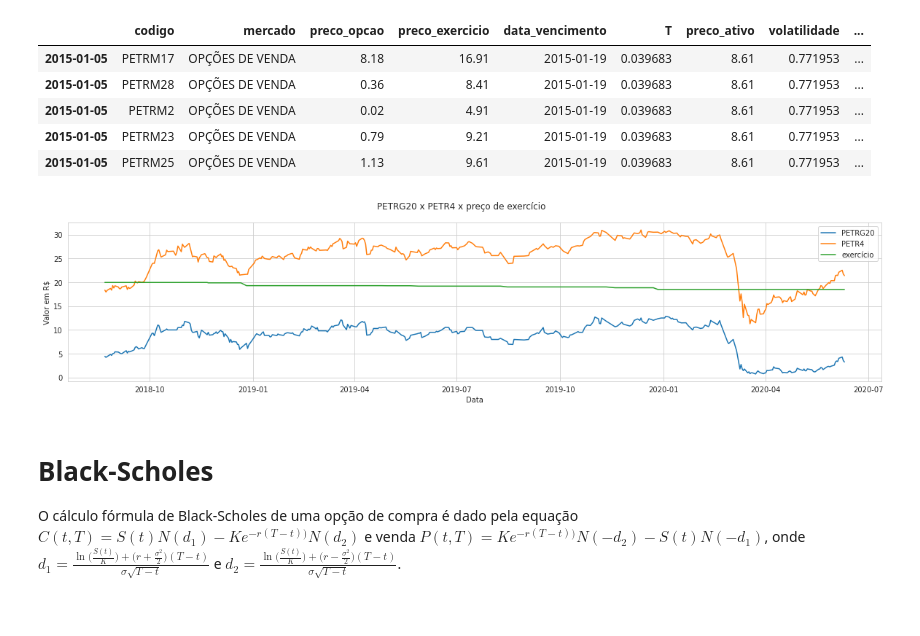
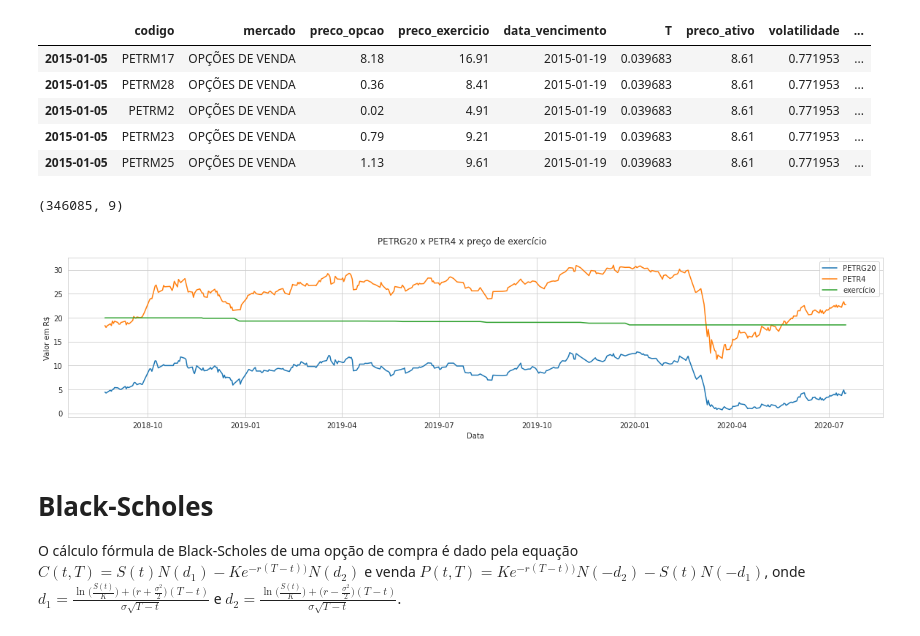
Before and after one commit to fernandofsilva/LSTM_Option_Pricing, a Jupyter notebook: notebooks/02_black_scholes.ipynb, the cells around one changed output. Drawn from its saved outputs; the diff is of its cells as text; code cells hidden in the pictures.

```diff
--- a/notebooks/02_black_scholes.ipynb
+++ b/notebooks/02_black_scholes.ipynb
@@ -191,20 +191,24 @@ data.head()
 | 2015-01-05 | PETRM2 | OPÇÕES DE VENDA | 0.02 | 4.91 | 2015-01-19 | 0.039683 | 8.61 | 0.771953 | ... |
 | 2015-01-05 | PETRM23 | OPÇÕES DE VENDA | 0.79 | 9.21 | 2015-01-19 | 0.039683 | 8.61 | 0.771953 | ... |
 | 2015-01-05 | PETRM25 | OPÇÕES DE VENDA | 1.13 | 9.61 | 2015-01-19 | 0.039683 | 8.61 | 0.771953 | ... |
+# %%
+data.shape
+# %% [output]
+(346085, 9)
 # %%
 #@title Plot dos dados juntos
 # Plot
 fig, ax = plt.subplots(figsize=(20, 4))
 fig.suptitle('PETRG20 x PETR4 x preço de exercício')
-ax.plot(data.loc[(data['option'] == 'PETRG20') & (data['expire'] == '2020-07-20'), 'value'], label='PETRG20')
-ax.plot(data.loc[(data['option'] == 'PETRG20') & (data['expire'] == '2020-07-20'), 'S'], label='PETR4')
-ax.plot(data.loc[(data['option'] == 'PETRG20') & (data['expire'] == '2020-07-20'), 'X'], label='exercício')
+ax.plot(data.loc[(data['codigo'] == 'PETRG20') & (data['data_vencimento'] == '2020-07-20'), 'preco_opcao'], label='PETRG20')
+ax.plot(data.loc[(data['codigo'] == 'PETRG20') & (data['data_vencimento'] == '2020-07-20'), 'preco_ativo'], label='PETR4')
+ax.plot(data.loc[(data['codigo'] == 'PETRG20') & (data['data_vencimento'] == '2020-07-20'), 'preco_exercicio'], label='exercício')
 ax.set_ylabel('Valor em R$')
 ax.set_xlabel('Data')
 ax.legend()
 plt.show()
 # %% [output]
-[figure, old version]
+[figure, new version]
 # %% [markdown]
 # Black-Scholes
 
```
Also changed, not shown: parts of 9 cells of this notebook.
